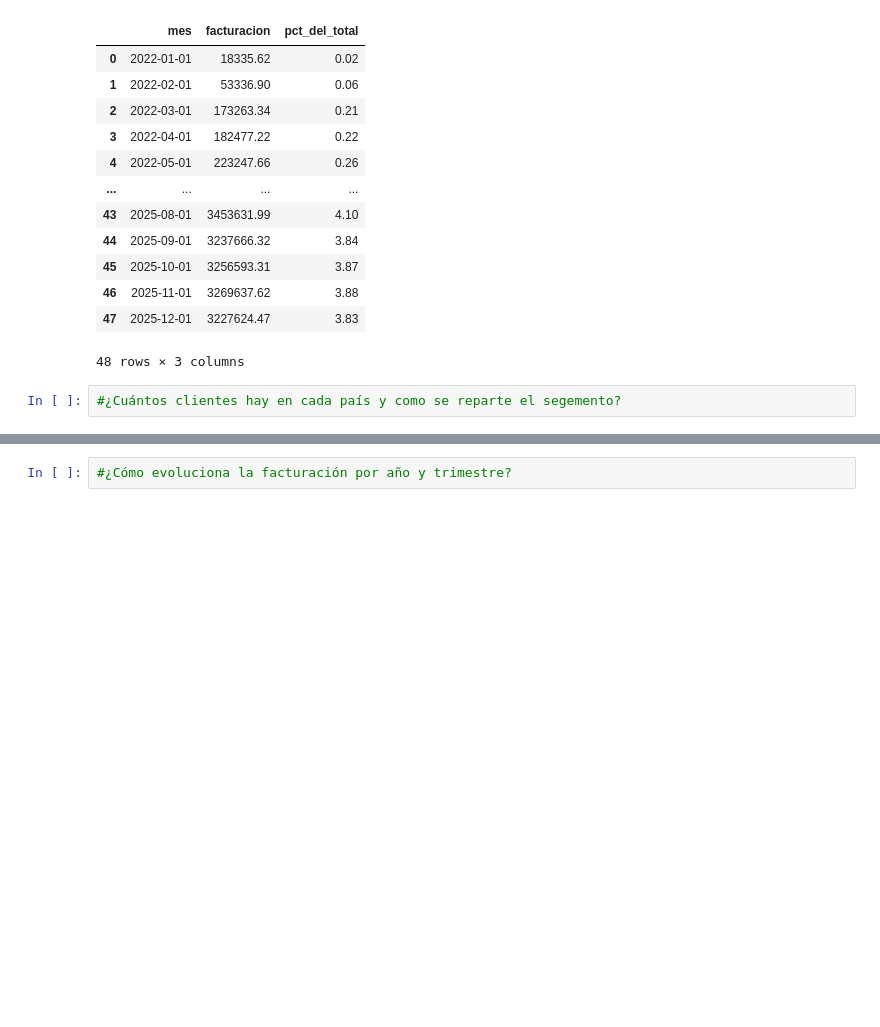
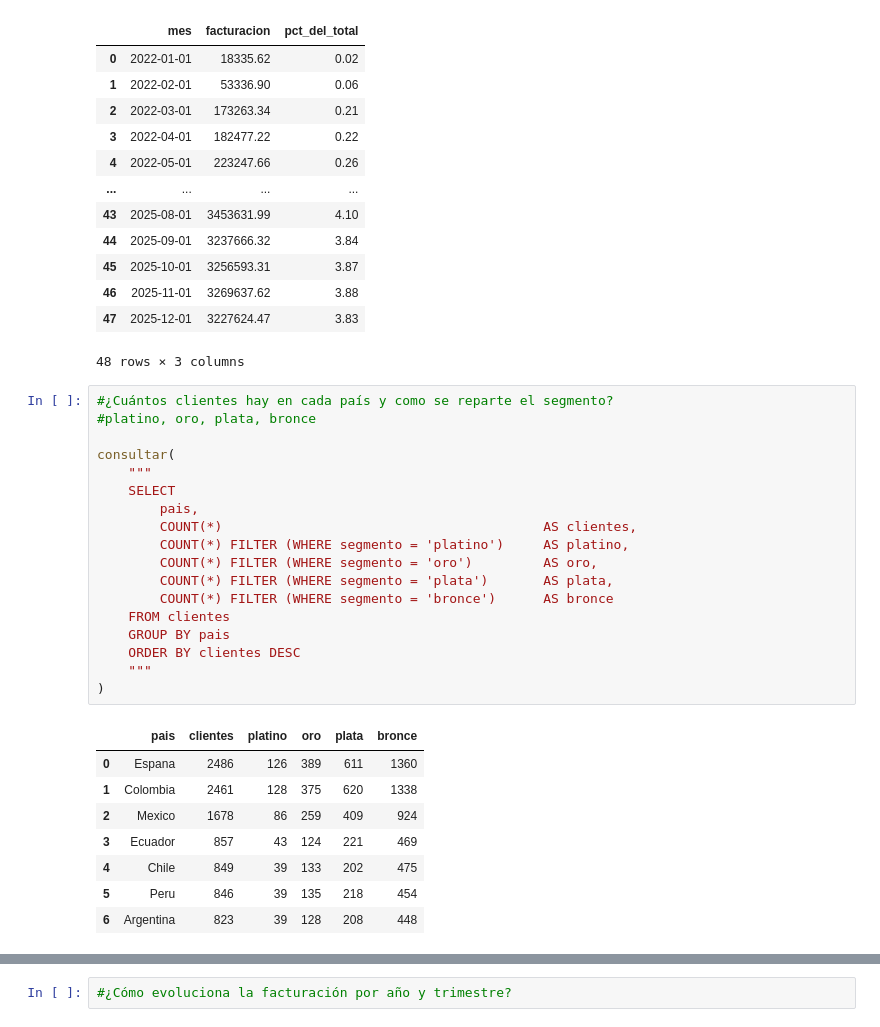
Before and after one commit to Jorge0827/MasterIA-Cohorte7, a Jupyter notebook: Modulo_2/Unidad_1/Clase_2_persistencia/notebooks/sql_avanzado.ipynb, the cells around one changed output, grey strips where cells are left out. Cells and saved outputs as stored; diff of their text form; blank space fills up the shorter version.

```diff
--- a/Modulo_2/Unidad_1/Clase_2_persistencia/notebooks/sql_avanzado.ipynb
+++ b/Modulo_2/Unidad_1/Clase_2_persistencia/notebooks/sql_avanzado.ipynb
@@ -171,5 +171,30 @@ consultar(
 | 47 | 2025-12-01 | 3227624.47 | 3.83 |
 48 rows × 3 columns
 # %%
-#¿Cuántos clientes hay en cada país y como se reparte el segemento?
+#¿Cuántos clientes hay en cada país y como se reparte el segmento?
+#platino, oro, plata, bronce
+
+consultar(
+    """
+    SELECT
+        pais,
+        COUNT(*)                                         AS clientes,
+        COUNT(*) FILTER (WHERE segmento = 'platino')     AS platino,
+        COUNT(*) FILTER (WHERE segmento = 'oro')         AS oro,
+        COUNT(*) FILTER (WHERE segmento = 'plata')       AS plata,
+        COUNT(*) FILTER (WHERE segmento = 'bronce')      AS bronce
+    FROM clientes
+    GROUP BY pais
+    ORDER BY clientes DESC
+    """
+)
+# %% [output]
+|  | pais | clientes | platino | oro | plata | bronce |
+| 0 | Espana | 2486 | 126 | 389 | 611 | 1360 |
+| 1 | Colombia | 2461 | 128 | 375 | 620 | 1338 |
+| 2 | Mexico | 1678 | 86 | 259 | 409 | 924 |
+| 3 | Ecuador | 857 | 43 | 124 | 221 | 469 |
+| 4 | Chile | 849 | 39 | 133 | 202 | 475 |
+| 5 | Peru | 846 | 39 | 135 | 218 | 454 |
+| 6 | Argentina | 823 | 39 | 128 | 208 | 448 |
 # %%
```
Also changed, not shown: parts of 5 cells of this notebook, 5 other files.
